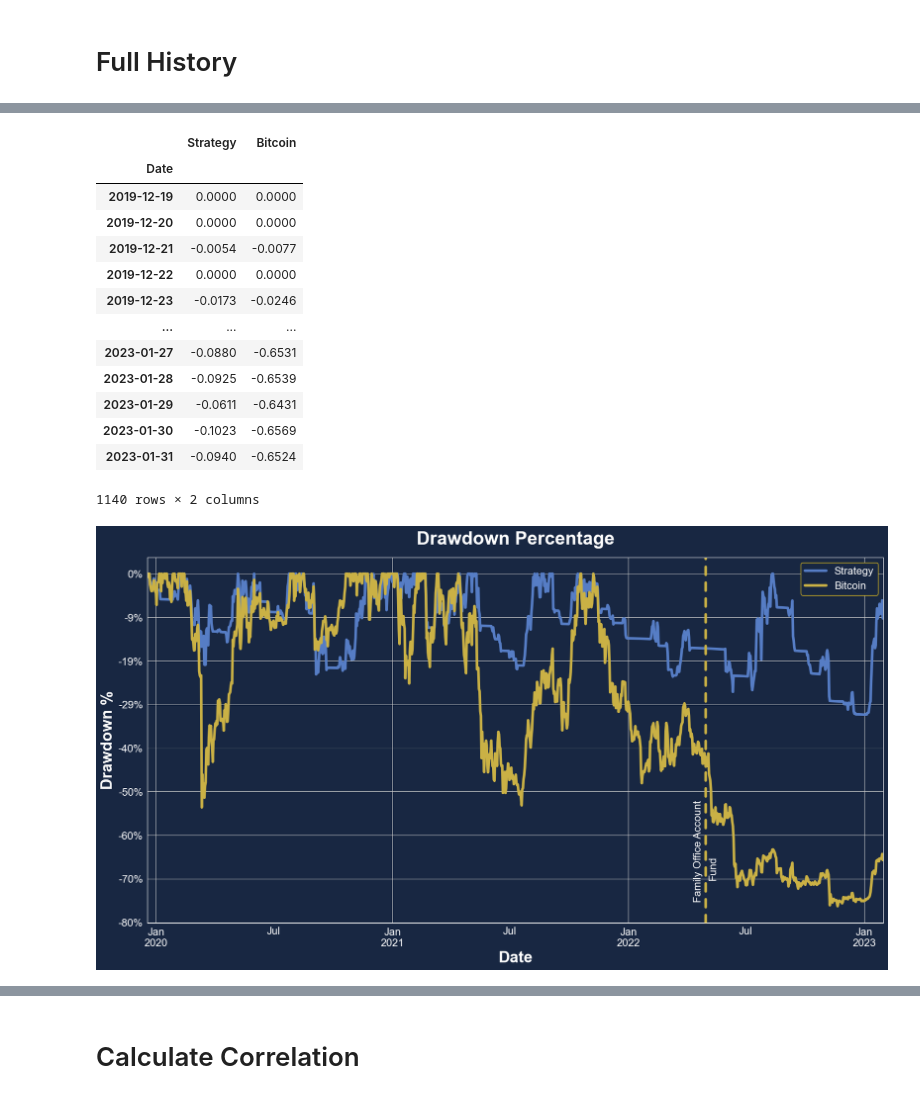
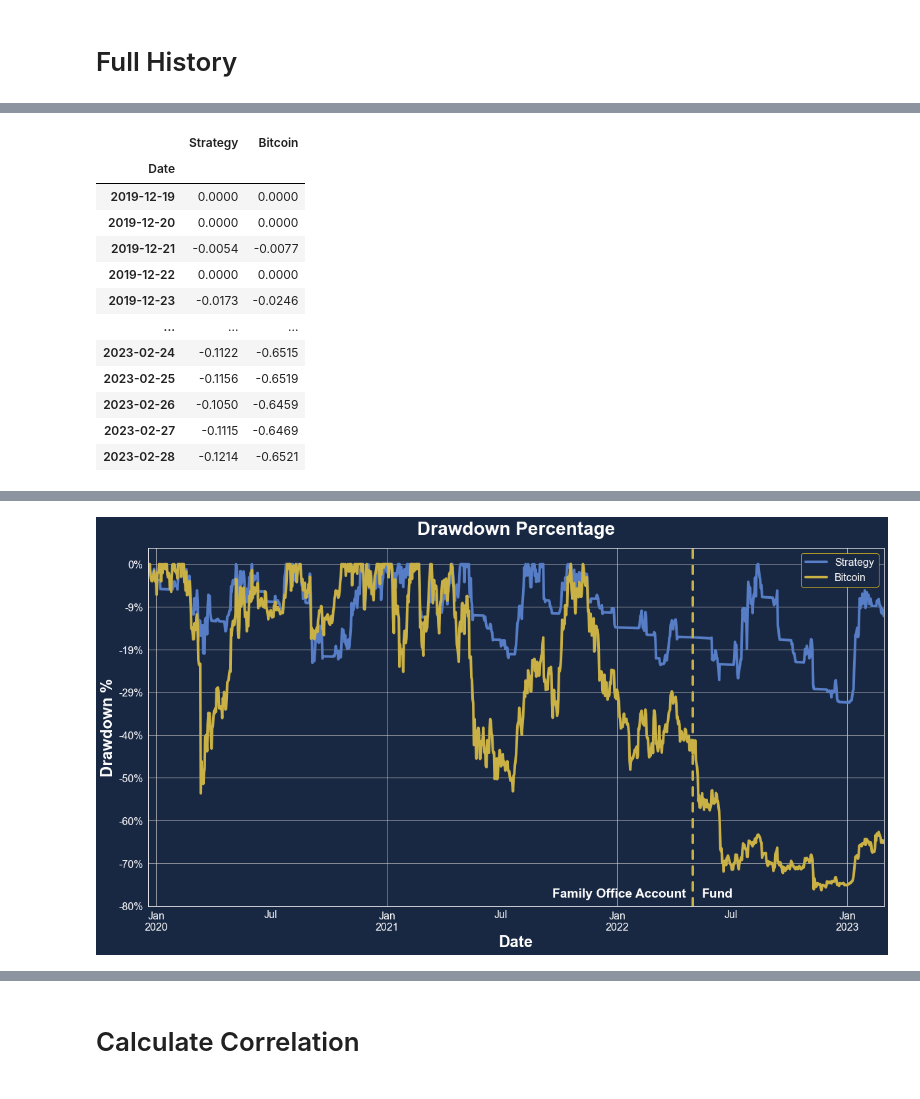
Before and after one commit to joshua-peck/truecode_metrics, a Jupyter notebook: TrueCode Metrics.ipynb, the cells around one changed output, grey strips where cells are left out. Drawn from its saved outputs; the diff is of its cells as text; code cells hidden in the pictures.

Commit message:
adding line delineating fund versus family office account

```diff
--- a/TrueCode Metrics.ipynb
+++ b/TrueCode Metrics.ipynb
@@ -64,7 +64,7 @@ mpl.rcParams.update({
                     }
                    )
 # %%
-datafile = 'truecode-performance-20230131.csv'
+datafile = 'truecode-performance-20230228.csv'
 # %%
 FOA_START_DATE = dt.fromisoformat('2019-11-19')
 FOA_END_DATE = dt.fromisoformat('2022-04-30')
@@ -160,14 +162,25 @@ ax.get_figure().savefig('graph-returns-all.pdf', format='pdf')
 rebased_sample = ffn.rebase(prices[['Strategy', 'Bitcoin']], value=10000)
 drawdowns = rebased_sample.to_drawdown_series()
 ax = drawdowns.plot(figsize=(20, 10), ylabel='Drawdown %', title='Drawdown Percentage', color={'Strategy': '#567DC5', 'Bitcoin': '#CAB145'})
-print(dt(2022, 9, 21))
 ax.axvline(dt(2022, 5, 1), color='#CAB145', label="Fund", dashes=(3, 3), dash_capstyle="round")
-ax.text(dt(2022, 5, 5), -.7,'Fund',rotation=90)
-ax.text(dt(2022, 4, 12), -.75,'Family Office Account',rotation=90)
-
+ax.text(dt(2022, 5, 15), -.78,'Fund', rotation=0, color='#fff', fontweight='bold', fontsize='large')
+ax.text(dt(2021, 9, 20), -.78,'Family Office Account', rotation=0, color='#fff', fontweight='bold', fontsize='large')
 fig = ax.get_figure()
 ax.yaxis.set_major_formatter(lambda x, pos: f"{int(x * 100)}%")
 fig.savefig('drawdowns.pdf')
 drawdowns.to_csv('drawdowns.csv')
 drawdowns
 # %% [output]
+|  | Strategy | Bitcoin |
+| Date |  |  |
+| 2019-12-19 | 0.0000 | 0.0000 |
+| 2019-12-20 | 0.0000 | 0.0000 |
+| 2019-12-21 | -0.0054 | -0.0077 |
+| 2019-12-22 | 0.0000 | 0.0000 |
+| 2019-12-23 | -0.0173 | -0.0246 |
+| ... | ... | ... |
+| 2023-02-24 | -0.1122 | -0.6515 |
+| 2023-02-25 | -0.1156 | -0.6519 |
+| 2023-02-26 | -0.1050 | -0.6459 |
+| 2023-02-27 | -0.1115 | -0.6469 |
+| 2023-02-28 | -0.1214 | -0.6521 |
@@ -175,18 +188,4 @@ drawdowns
-|  | Strategy | Bitcoin |
-| Date |  |  |
-| 2019-12-19 | 0.0000 | 0.0000 |
-| 2019-12-20 | 0.0000 | 0.0000 |
-| 2019-12-21 | -0.0054 | -0.0077 |
-| 2019-12-22 | 0.0000 | 0.0000 |
-| 2019-12-23 | -0.0173 | -0.0246 |
-| ... | ... | ... |
-| 2023-01-27 | -0.0880 | -0.6531 |
-| 2023-01-28 | -0.0925 | -0.6539 |
-| 2023-01-29 | -0.0611 | -0.6431 |
-| 2023-01-30 | -0.1023 | -0.6569 |
-| 2023-01-31 | -0.0940 | -0.6524 |
-1140 rows × 2 columns
-[figure, old version]
+[figure, new version]
 # %%
 strategy_monthly_returns = prices.groupby([prices.Date.dt.year, prices.Date.dt.month])['Strategy'].apply(total_return)
 strategy_monthly_returns.to_csv("strategy_monthly_returns.csv")
```
Also changed, not shown: parts of 11 cells of this notebook.
